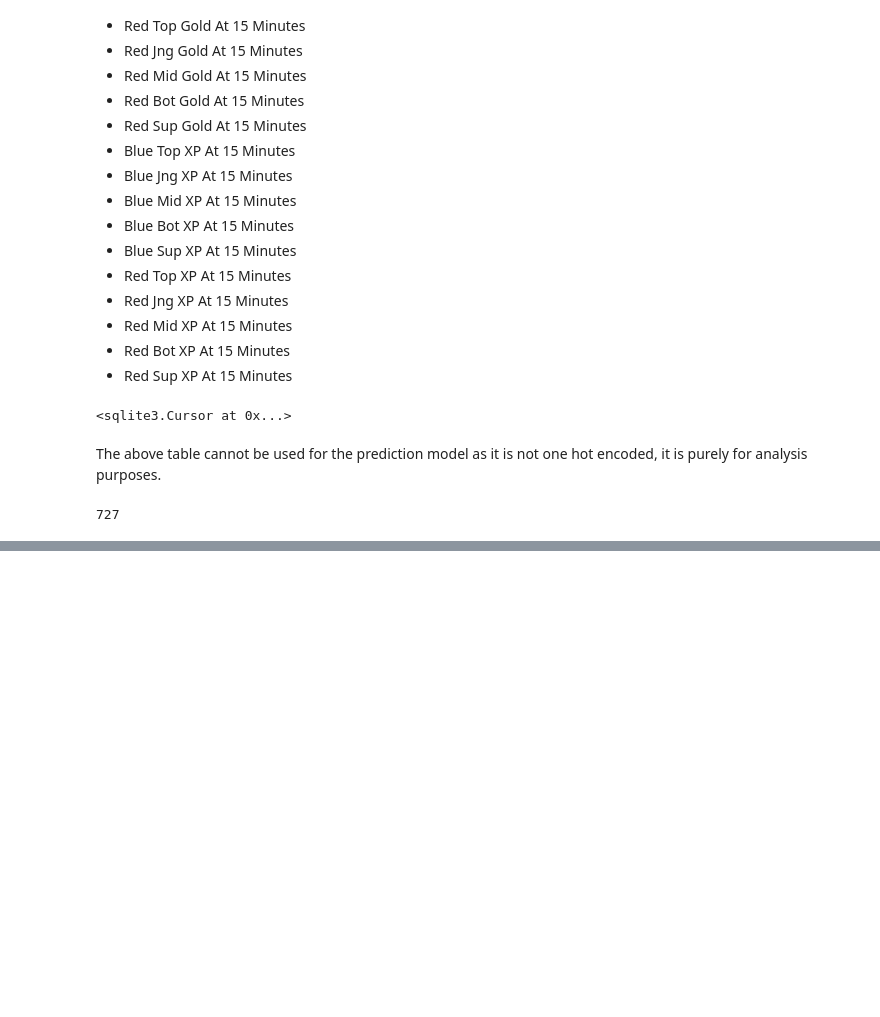
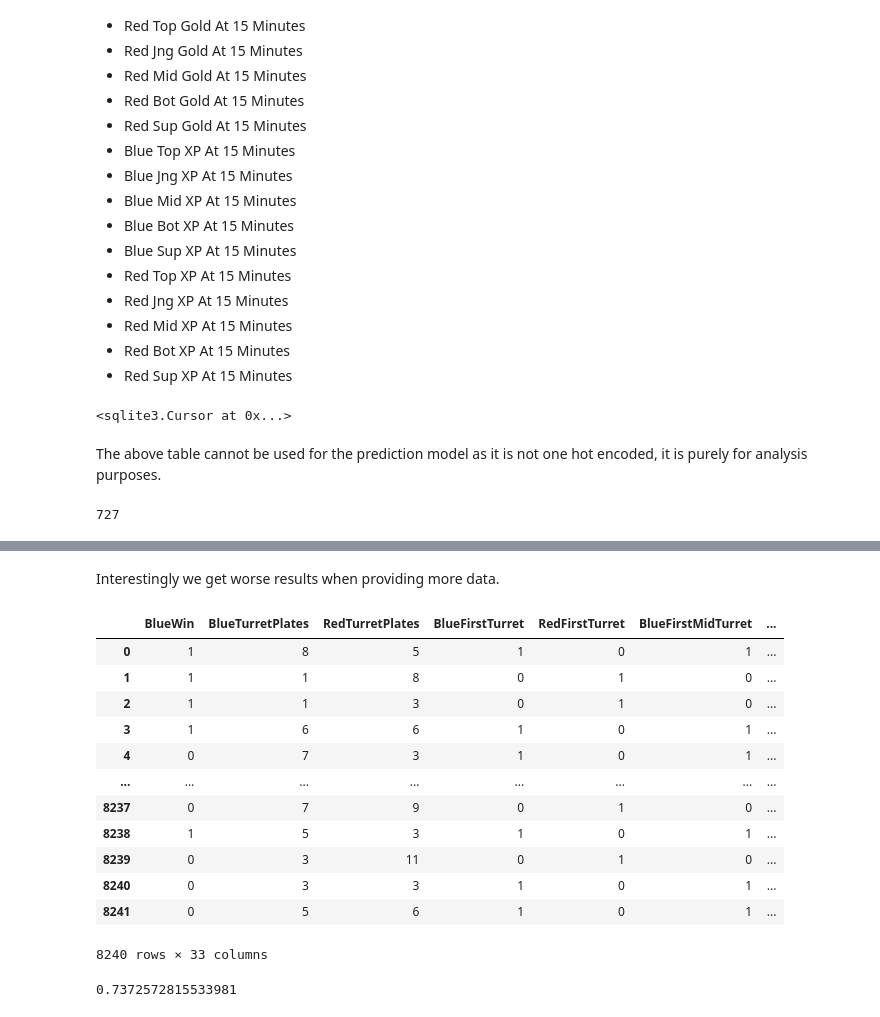
Before and after one commit to SuyogKhanal5/LeagueProPrediction, a Jupyter notebook: exploration.ipynb, the cells around one changed output, grey strips where cells are left out. Cells and saved outputs as stored; diff of their text form; code cells hidden in the pictures; blank space fills up the shorter version.

```diff
--- a/exploration.ipynb
+++ b/exploration.ipynb
@@ -502,0 +855,79 @@ print(accuracy)
+# %% [markdown]
+Interestingly we get worse results when providing more data.
+# %%
+# Combine the columns into gold diff and xp diff columns
+
+fullData['TopGoldDiffAt10Minutes'] = fullData['BlueTopGoldAt10Minutes'] - fullData['RedTopGoldAt10Minutes']
+fullData['JngGoldDiffAt10Minutes'] = fullData['BlueJngGoldAt10Minutes'] - fullData['RedJngGoldAt10Minutes']
+fullData['MidGoldDiffAt10Minutes'] = fullData['BlueMidGoldAt10Minutes'] - fullData['RedMidGoldAt10Minutes']
+fullData['BotGoldDiffAt10Minutes'] = fullData['BlueBotGoldAt10Minutes'] - fullData['RedBotGoldAt10Minutes']
+fullData['SupGoldDiffAt10Minutes'] = fullData['BlueSupGoldAt10Minutes'] - fullData['RedSupGoldAt10Minutes']
+
+fullData['TopXpDiffAt10Minutes'] = fullData['BlueTopXPAt10Minutes'] - fullData['RedTopXPAt10Minutes']
+fullData['JngXpDiffAt10Minutes'] = fullData['BlueJngXPAt10Minutes'] - fullData['RedJngXPAt10Minutes']
+fullData['MidXpDiffAt10Minutes'] = fullData['BlueMidXPAt10Minutes'] - fullData['RedMidXPAt10Minutes']
+fullData['BotXpDiffAt10Minutes'] = fullData['BlueBotXPAt10Minutes'] - fullData['RedBotXPAt10Minutes']
+fullData['SupXpDiffAt10Minutes'] = fullData['BlueSupXPAt10Minutes'] - fullData['RedSupXPAt10Minutes']
+
+fullData['TopGoldDiffAt15Minutes'] = fullData['BlueTopGoldAt15Minutes'] - fullData['RedTopGoldAt15Minutes']
+fullData['JngGoldDiffAt15Minutes'] = fullData['BlueJngGoldAt15Minutes'] - fullData['RedJngGoldAt15Minutes']
+fullData['MidGoldDiffAt15Minutes'] = fullData['BlueMidGoldAt15Minutes'] - fullData['RedMidGoldAt15Minutes']
+fullData['BotGoldDiffAt15Minutes'] = fullData['BlueBotGoldAt15Minutes'] - fullData['RedBotGoldAt15Minutes']
+fullData['SupGoldDiffAt15Minutes'] = fullData['BlueSupGoldAt15Minutes'] - fullData['RedSupGoldAt15Minutes']
+
+fullData['TopXpDiffAt15Minutes'] = fullData['BlueTopXPAt15Minutes'] - fullData['RedTopXPAt15Minutes']
+fullData['JngXpDiffAt15Minutes'] = fullData['BlueJngXPAt15Minutes'] - fullData['RedJngXPAt15Minutes']
+fullData['MidXpDiffAt15Minutes'] = fullData['BlueMidXPAt15Minutes'] - fullData['RedMidXPAt15Minutes']
+fullData['BotXpDiffAt15Minutes'] = fullData['BlueBotXPAt15Minutes'] - fullData['RedBotXPAt15Minutes']
+fullData['SupXpDiffAt15Minutes'] = fullData['BlueSupXPAt15Minutes'] - fullData['RedSupXPAt15Minutes']
+
+# drop the old columns
+
+fullData.drop(['BlueTopGoldAt10Minutes', 'BlueJngGoldAt10Minutes', 'BlueMidGoldAt10Minutes', 'BlueBotGoldAt10Minutes', 'BlueSupGoldAt10Minutes',
+    'RedTopGoldAt10Minutes', 'RedJngGoldAt10Minutes', 'RedMidGoldAt10Minutes', 'RedBotGoldAt10Minutes', 'RedSupGoldAt10Minutes',
+    'BlueTopXPAt10Minutes', 'BlueJngXPAt10Minutes', 'BlueMidXPAt10Minutes', 'BlueBotXPAt10Minutes', 'BlueSupXPAt10Minutes',
+    'RedTopXPAt10Minutes', 'RedJngXPAt10Minutes', 'RedMidXPAt10Minutes', 'RedBotXPAt10Minutes', 'RedSupXPAt10Minutes',
+    'BlueTopGoldAt15Minutes', 'BlueJngGoldAt15Minutes', 'BlueMidGoldAt15Minutes', 'BlueBotGoldAt15Minutes', 'BlueSupGoldAt15Minutes',
+    'RedTopGoldAt15Minutes', 'RedJngGoldAt15Minutes', 'RedMidGoldAt15Minutes', 'RedBotGoldAt15Minutes', 'RedSupGoldAt15Minutes',
+    'BlueTopXPAt15Minutes', 'BlueJngXPAt15Minutes', 'BlueMidXPAt15Minutes', 'BlueBotXPAt15Minutes', 'BlueSupXPAt15Minutes',
+    'RedTopXPAt15Minutes', 'RedJngXPAt15Minutes', 'RedMidXPAt15Minutes', 'RedBotXPAt15Minutes', 'RedSupXPAt15Minutes'
+], inplace=True, axis=1)
+
+fullData
+# %% [output]
+|  | BlueWin | BlueTurretPlates | RedTurretPlates | BlueFirstTurret | RedFirstTurret | BlueFirstMidTurret | ... |
+| 0 | 1 | 8 | 5 | 1 | 0 | 1 | ... |
+| 1 | 1 | 1 | 8 | 0 | 1 | 0 | ... |
+| 2 | 1 | 1 | 3 | 0 | 1 | 0 | ... |
+| 3 | 1 | 6 | 6 | 1 | 0 | 1 | ... |
+| 4 | 0 | 7 | 3 | 1 | 0 | 1 | ... |
+| ... | ... | ... | ... | ... | ... | ... | ... |
+| 8237 | 0 | 7 | 9 | 0 | 1 | 0 | ... |
+| 8238 | 1 | 5 | 3 | 1 | 0 | 1 | ... |
+| 8239 | 0 | 3 | 11 | 0 | 1 | 0 | ... |
+| 8240 | 0 | 3 | 3 | 1 | 0 | 1 | ... |
+| 8241 | 0 | 5 | 6 | 1 | 0 | 1 | ... |
+8240 rows × 33 columns
+# %%
+model4 = LogisticRegression(max_iter=100000)
+fullData.dropna(inplace=True) # in case we got any NaNs again
+
+scaler = MinMaxScaler()
+
+norm = pd.DataFrame(scaler.fit_transform(fullData), columns=fullData.columns)
+
+X4 = norm.drop(columns=['BlueWin']) # blue win is y hat
+y4 = norm['BlueWin']
+
+X4_train, X4_test, y4_train, y4_test = train_test_split(X4, y4, test_size=0.2)
+
+# x_train_scaled = scaler.fit_transform(X_train)
+
+model4.fit(X4_train, y4_train)
+
+# x_test_scaled = scaler.transform(X_test)
+predictions4 = model4.predict(X4_test)
+accuracy4 = accuracy_score(y4_test, predictions4)
+print(accuracy4)
+# %% [output]
+0.7372572815533981
```
Also changed, not shown: parts of 25 cells of this notebook, 2 other files.
